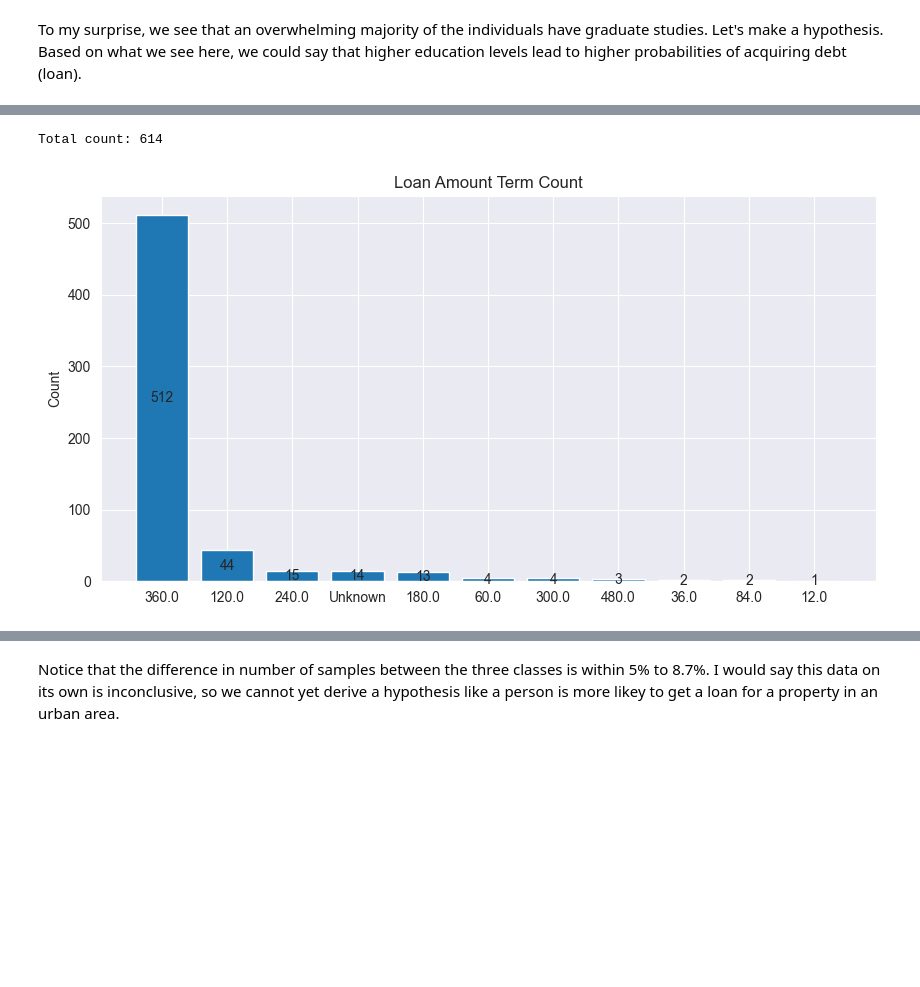
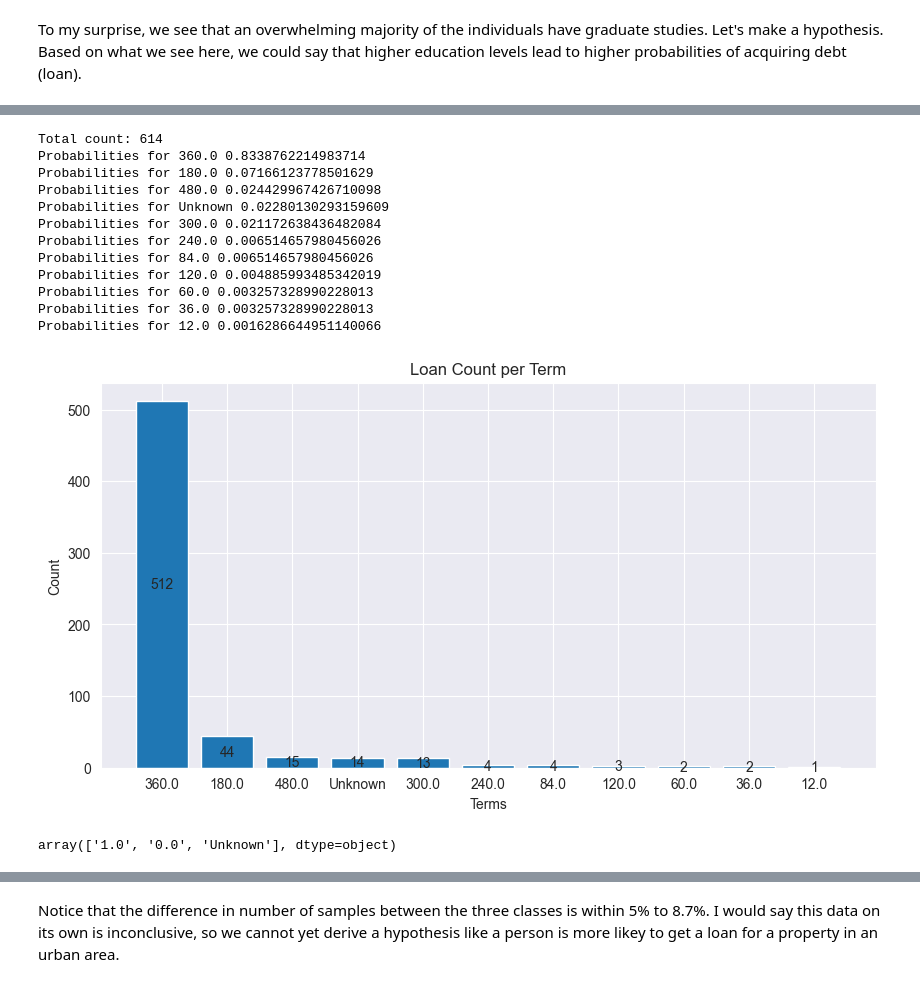
Before and after one commit to Applaudo-Studios-Cloud-Engineering/ML_Sample_Projects, a Jupyter notebook: classification_projects/loan_default_prediction/eda.ipynb, the cells around one changed output, grey strips where cells are left out. Saved outputs shown, nothing was run; the diff lists cells and outputs as text; code cells hidden in the pictures; blank space fills up the shorter version.

```diff
--- a/classification_projects/loan_default_prediction/eda.ipynb
+++ b/classification_projects/loan_default_prediction/eda.ipynb
@@ -129,13 +140,14 @@ Probabilities Dependants: 0 deps 0.5618892508143323  1 dep 0.16612377850162866 2
 # %%
-education_labels = train_df['Education'].fillna('Unknown').unique()
-education_vals = train_df['Education'].fillna('Unknown').value_counts()
+vals = train_df['Education'].fillna('Unknown').value_counts()
 
-print('Total count:', sum(education_vals))
-print(f'Probabilities Education Level: Grad {education_vals[0] / sum(education_vals)}  Not Grad {education_vals[1] / sum(education_vals)}')
+print('Total count:', sum(vals))
+for i, val in vals.items():
+    print(f"Probabilities for {i} {val/sum(vals)}")
 
 fig = plt.figure(figsize=(10, 5))
-bar = plt.bar(education_labels, education_vals)
-plt.bar_label(bar, education_vals, label_type='center')
+bar = plt.bar(vals.index, vals)
+plt.bar_label(bar, vals, label_type='center')
+plt.xlabel('Education Level')
 plt.ylabel('Count')
 plt.title('Education Level Count')
 plt.show()
@@ -146,15 +159,16 @@ Probabilities Education Level: Grad 0.7817589576547231  Not Grad 0.2182410423452
 # %% [markdown]
 To my surprise, we see that an overwhelming majority of the individuals have graduate studies. Let's make a hypothesis. Based  on what we see here, we could say that higher education levels lead to higher probabilities of acquiring debt (loan).
 # %%
-self_employed_labels = train_df['Self_Employed'].fillna('Unknown').unique()
-self_employed_vals = train_df['Self_Employed'].fillna('Unknown').value_counts()
+vals = train_df['Self_Employed'].fillna('Unknown').value_counts()
 
-print('Total count:', sum(self_employed_vals))
-print(f'Probabilities Self Employed: No {self_employed_vals[0] / sum(self_employed_vals)}  Yes {self_employed_vals[1] / sum(self_employed_vals)}')
+print('Total count:', sum(vals))
+for i, val in vals.items():
+    print(f"Probabilities for {i} {val/sum(vals)}")
 
 fig = plt.figure(figsize=(10, 5))
-bar = plt.bar(self_employed_labels, self_employed_vals)
-plt.bar_label(bar, self_employed_vals, label_type='center')
+bar = plt.bar(vals.index, vals)
+plt.bar_label(bar, vals, label_type='center')
+plt.xlabel('Self Employed')
 plt.ylabel('Count')
 plt.title('Self Employment Count')
 plt.show()
@@ -180,15 +219,33 @@ train_df['LoanAmount'].plot.hist()
 # %%
-loan_amount_term_labels = train_df['Loan_Amount_Term'].fillna('Unknown').astype(str).unique()
-loan_amount_term_vals = train_df['Loan_Amount_Term'].fillna('Unknown').value_counts()
+vals = train_df['Loan_Amount_Term'].fillna('Unknown').value_counts()
 
-print('Total count:', sum(loan_amount_term_vals))
+print('Total count:', sum(vals))
+for i, val in vals.items():
+    print(f"Probabilities for {i} {val/sum(vals)}")
 
 fig = plt.figure(figsize=(10, 5))
-bar = plt.bar(loan_amount_term_labels, loan_amount_term_vals)
-plt.bar_label(bar, loan_amount_term_vals, label_type='center')
+bar = plt.bar([str(val) for val in vals.index], vals)
+plt.bar_label(bar, vals, label_type='center')
+plt.xlabel('Terms')
 plt.ylabel('Count')
-plt.title('Loan Amount Term Count')
+plt.title('Loan Count per Term')
 plt.show()
 # %% [output]
 Total count: 614
+Probabilities for 360.0 0.8338762214983714
+Probabilities for 180.0 0.07166123778501629
+Probabilities for 480.0 0.024429967426710098
+Probabilities for Unknown 0.02280130293159609
+Probabilities for 300.0 0.021172638436482084
+Probabilities for 240.0 0.006514657980456026
+Probabilities for 84.0 0.006514657980456026
+Probabilities for 120.0 0.004885993485342019
+Probabilities for 60.0 0.003257328990228013
+Probabilities for 36.0 0.003257328990228013
+Probabilities for 12.0 0.0016286644951140066
-[figure, old version]
+[figure, new version]
+# %%
+credit_hist_labels = train_df['Credit_History'].fillna('Unknown').astype(str).unique()
+credit_hist_labels
+# %% [output]
+array(['1.0', '0.0', 'Unknown'], dtype=object)
```
Also changed, not shown: parts of 82 cells of this notebook, 2 other files.
